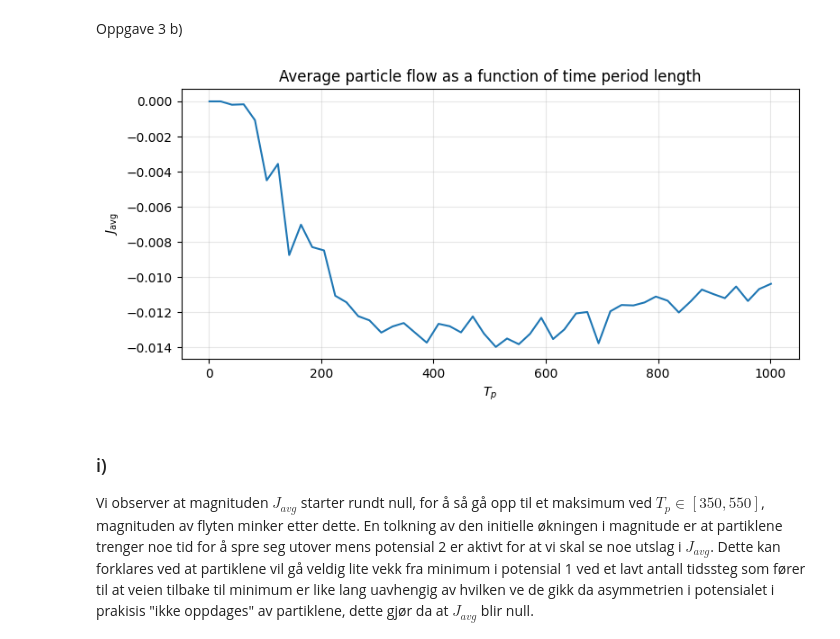
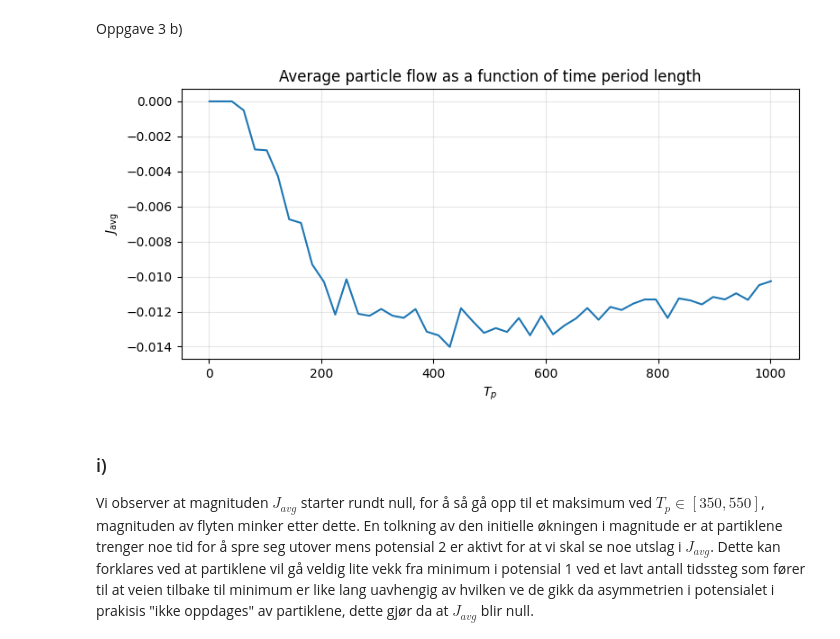
Before and after one commit to KristofferEide06/TMA4320_Project2, a Jupyter notebook: finalized-final-finished-project.ipynb, the cells around one changed output. Drawn from its saved outputs; the diff is of its cells as text; code cells hidden in the pictures.

```diff
--- a/finalized-final-finished-project.ipynb
+++ b/finalized-final-finished-project.ipynb
@@ -227,7 +227,7 @@ Oppgave 3 b)
 # %%
 @njit
 def sim_3b(t_p: int, n_x: int, alpha: float, k: float,
-           n_p: int, pos1: int, pos2: int, interval: int):
+           n_p: int, pos1: int, pos2: int, interval: int, beta: float):
     """Simulate the random walk with a switching periodic potential for two particle groups
 
     Args:
@@ -251,7 +251,7 @@ def sim_3b(t_p: int, n_x: int, alpha: float, k: float,
     flow_t = np.zeros(2 * t_p)
 
     for t in range(2 * t_p):
-        x, flow = walk_step(n_x, alpha, k, n_p, t, t_p, x, interval)
+        x, flow = walk_step(n_x, alpha, k, n_p, t, t_p, x, interval, beta)
         flow_t[t] = flow
     avg_flow = np.mean(flow_t)
 
@@ -282,35 +282,35 @@ def plotter(titles: np.ndarray, x_labels: np.ndarray, y_labels: np.ndarray, x_ar
         new_axes_list = []
         for ax in axes_flattened:
             for _ in range(graphs_per_plot):
                 new_axes_list.append(ax)
         axes_flattened = np.array(new_axes_list)
     else:
         graphs_per_plot = 1
     # Simple plotting for every x_arrays[i] and y_arrays[i] pair.
     for i, ax in enumerate(axes_flattened):
         ax.plot(x_arrays[i], y_arrays[i])
         if i % graphs_per_plot == 0:
             ax.set_xlabel(x_labels[i//graphs_per_plot])
             ax.set_ylabel(y_labels[i//graphs_per_plot])
             ax.set_title(titles[i//graphs_per_plot])
             ax.grid(True, alpha=0.3)
     if collective_title:
         fig.suptitle(collective_title)
     fig.tight_layout()
 
 # Initializing t_p array with 50 evenly spaced t_p values and empty flow array with same length of type np.float64
 t_p_array = np.int64(np.linspace(1, 1001, 50))
 flow_array_3b = np.zeros(len(t_p_array), dtype=np.float64)
 
 # Simulating the J_avg for all values of t_p and adding them to flow array for plotting
 for i in range(len(t_p_array)):
-    x, avg_flow_3b = sim_3b(t_p_array[i], 100, 0.8, 1000, 40 * 100, 100, 200, 200)
+    x, avg_flow_3b = sim_3b(t_p_array[i], 100, 0.8, 1000, 40 * 100, 0, 100, 200, beta3)
     flow_array_3b[i] = avg_flow_3b
 
 plotter(np.array(["Average particle flow as a function of time period length"]), np.array([r"$T_p$"]), np.array([r"$J_{\mathrm{avg}}$"]), np.array([t_p_array]), np.array([flow_array_3b]), 1, 1)
 plt.show()
 # %% [output]
-[figure, old version]
+[figure, new version]
 # %% [markdown]
 ### i)
 Vi observer at magnituden $J_{avg}$ starter rundt null, for å så gå opp til et maksimum ved $T_p \in [350, 550]$, magnituden av flyten minker etter dette. En tolkning av den initielle økningen i magnitude er at partiklene trenger noe tid for å spre seg utover mens potensial 2 er aktivt for at vi skal se noe utslag i $J_{avg}$. Dette kan forklares ved at partiklene vil gå veldig lite vekk fra minimum i potensial 1 ved et lavt antall tidssteg som fører til at veien tilbake til minimum er like lang uavhengig av hvilken ve de gikk da asymmetrien i potensialet i prakisis "ikke oppdages" av partiklene, dette gjør da at $J_{avg}$ blir null.
```
Also changed, not shown: parts of 9 cells of this notebook, 1 other file.
